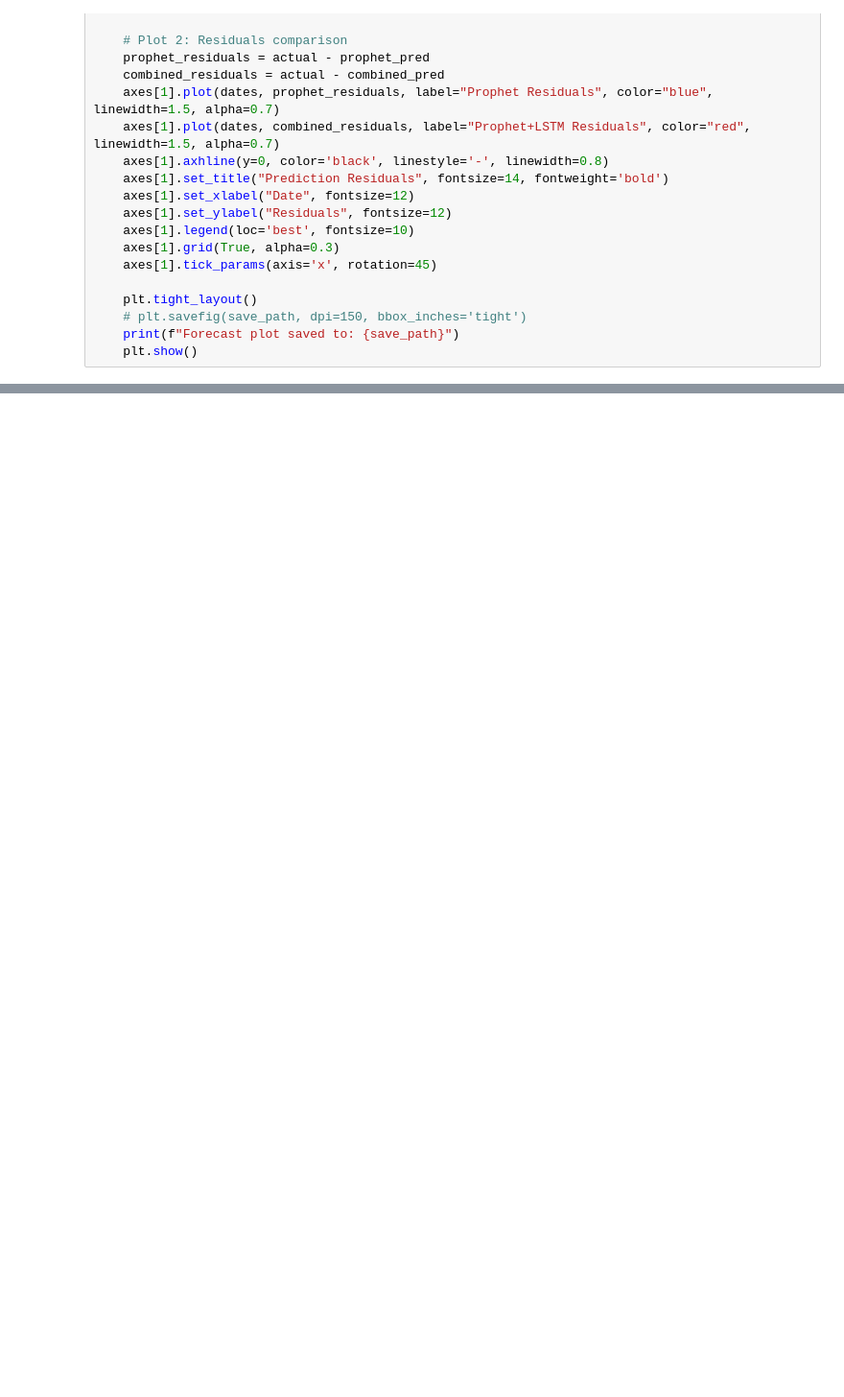
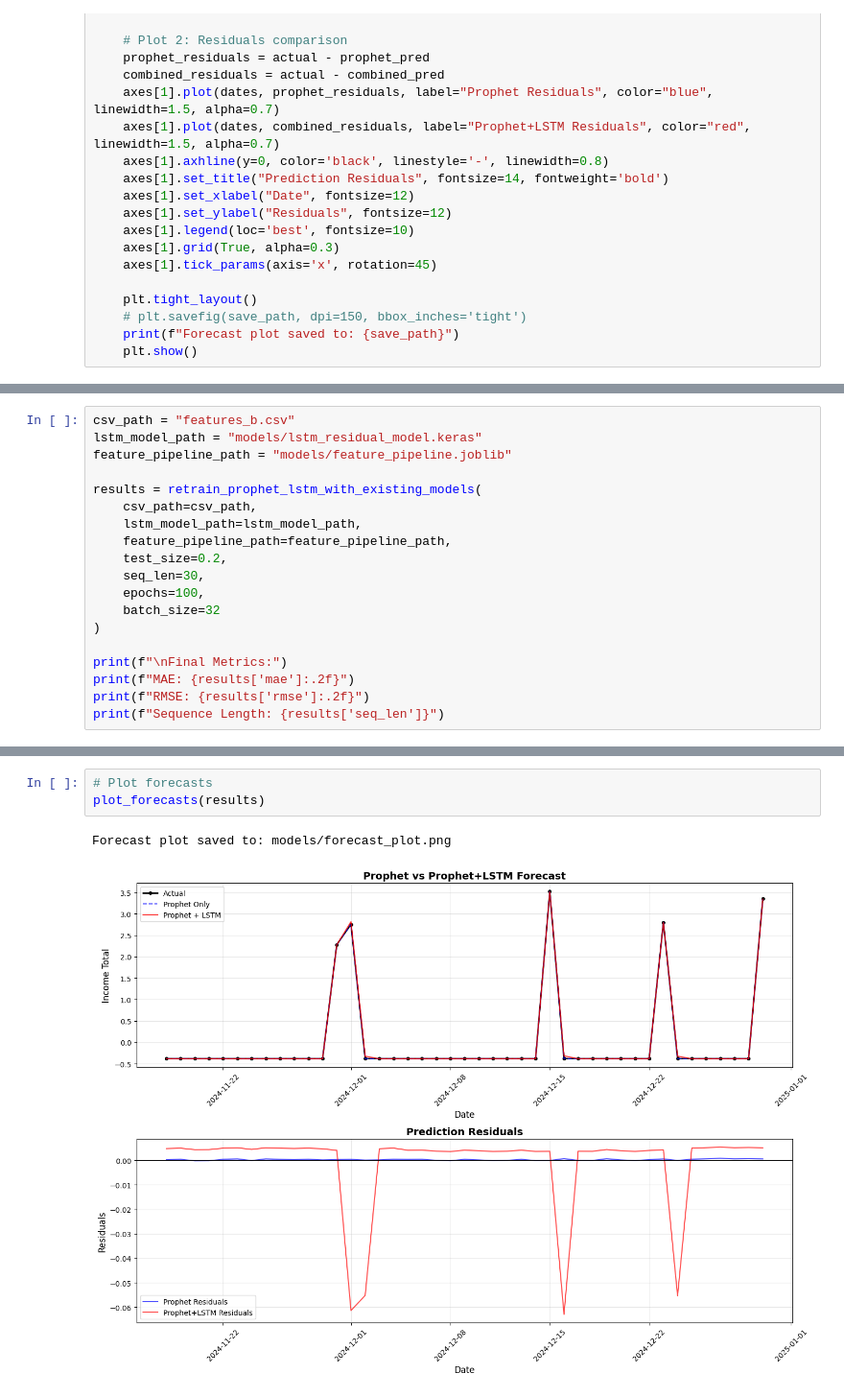
Before and after one commit to Arnav0405/Arthya, a Jupyter notebook: ml/prophetLSTM_training.ipynb, the cells around one changed output, grey strips where cells are left out. Shown at 96% size. Cells and saved outputs as stored; diff of their text form; blank space fills up the shorter version.

```diff
--- a/ml/prophetLSTM_training.ipynb
+++ b/ml/prophetLSTM_training.ipynb
@@ -256,0 +427,19 @@ Forecast plot saved to: models/forecast_plot.png
+# %%
+csv_path = "features_b.csv"
+lstm_model_path = "models/lstm_residual_model.keras"
+feature_pipeline_path = "models/feature_pipeline.joblib"
+
+results = retrain_prophet_lstm_with_existing_models(
+    csv_path=csv_path,
+    lstm_model_path=lstm_model_path,
+    feature_pipeline_path=feature_pipeline_path,
+    test_size=0.2,
+    seq_len=30,
+    epochs=100,
+    batch_size=32
+)
+
+print(f"\nFinal Metrics:")
+print(f"MAE: {results['mae']:.2f}")
+print(f"RMSE: {results['rmse']:.2f}")
+print(f"Sequence Length: {results['seq_len']}")
@@ -256,0 +478,6 @@ Forecast plot saved to: models/forecast_plot.png
+# %%
+# Plot forecasts
+plot_forecasts(results)
+# %% [output]
+Forecast plot saved to: models/forecast_plot.png
+[figure, added]
```
Also changed, not shown: parts of 9 cells of this notebook, 2 other files.
